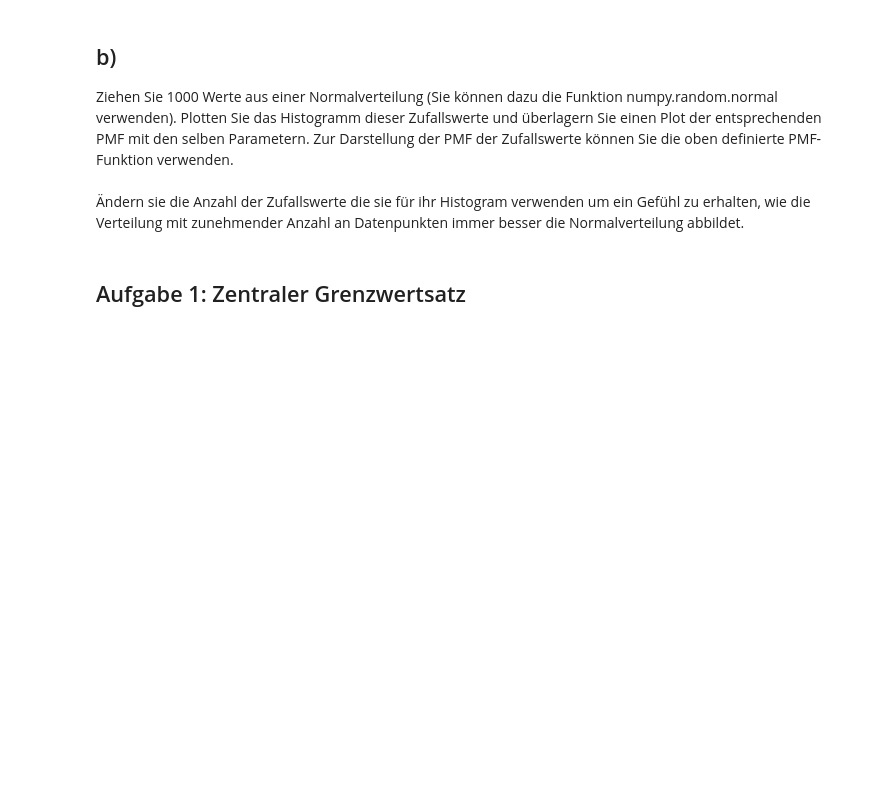
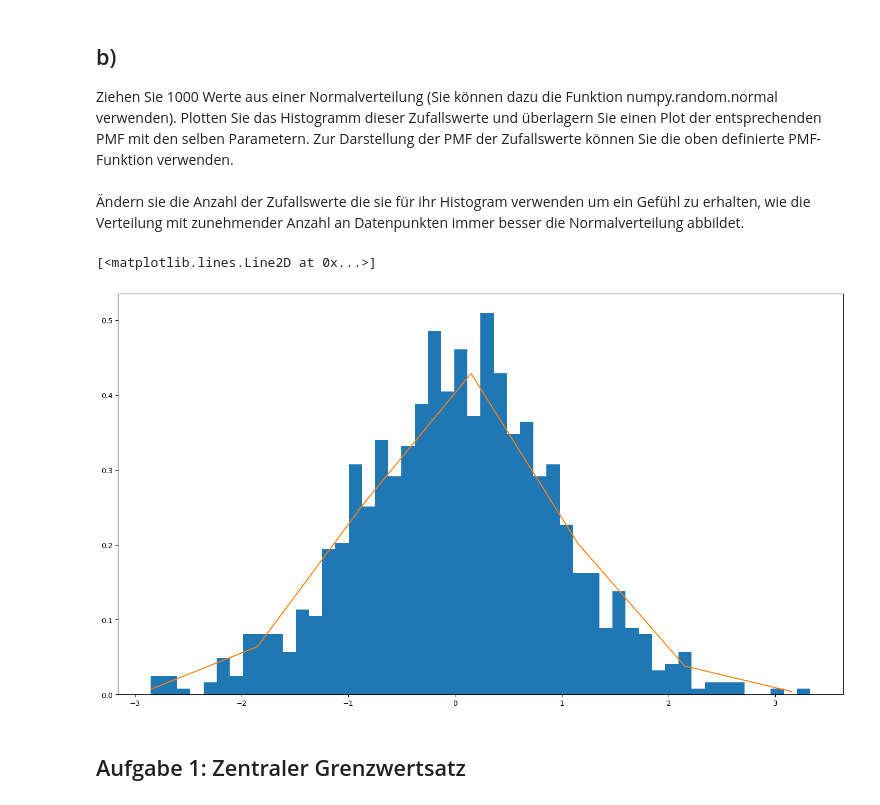
Before and after one commit to fflopsi/datenanalyse, a Jupyter notebook: exercises/09/Aufgabenblatt_9.ipynb, the cells around one changed output. Drawn from its saved outputs; the diff is of its cells as text; code cells hidden in the pictures; blank space fills up the shorter version.

```diff
--- a/exercises/09/Aufgabenblatt_9.ipynb
+++ b/exercises/09/Aufgabenblatt_9.ipynb
@@ -53,7 +52,13 @@ Ziehen Sie 1000 Werte aus einer Normalverteilung (Sie können dazu die Funktion
 \
 Ändern sie die Anzahl der Zufallswerte die sie für ihr Histogram verwenden um ein Gefühl zu erhalten, wie die Verteilung mit zunehmender Anzahl an Datenpunkten immer besser die Normalverteilung abbildet.
 # %%
-# YOUR CODE HERE
+rnd = np.random.normal(0, 1, 1000)
+_, ax = plt.subplots(figsize=(18,10))
+ax.hist(rnd, 50, density=True)
+ax.plot(*PMF(rnd, 1))
+# %% [output]
+[<matplotlib.lines.Line2D at 0x...>]
+[figure, added]
 # %% [markdown]
 ## Aufgabe 1: Zentraler Grenzwertsatz
 # %% [markdown]
```
Also changed, not shown: parts of 9 cells of this notebook.
